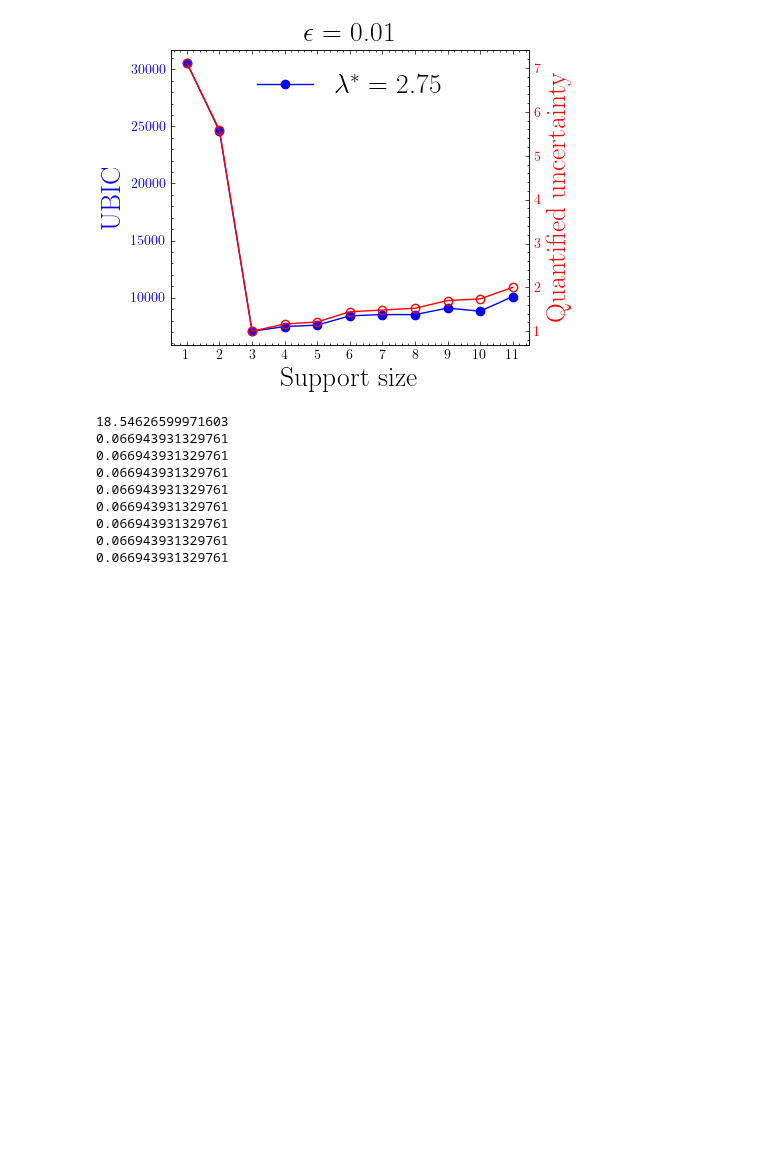
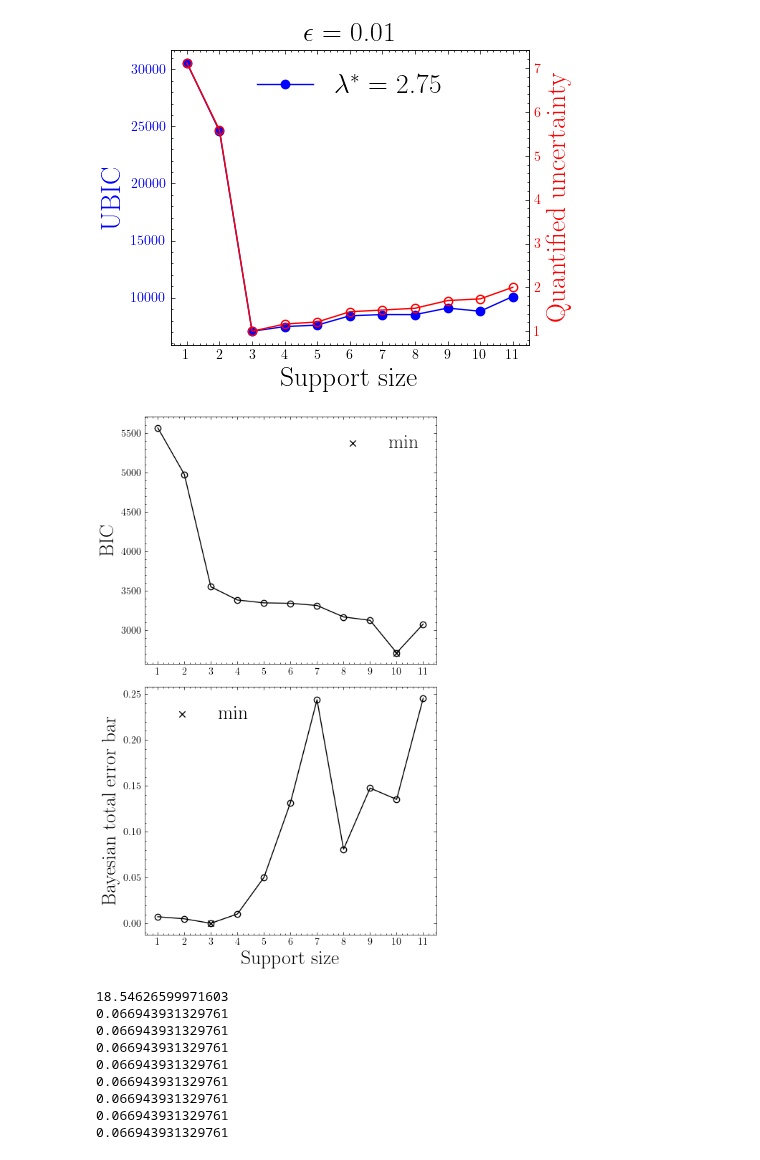
Before and after one commit to Pongpisit-Thanasutives/parametric-discovery, a Jupyter notebook: Spatial_KS_Equation_Chaotic-DEV2.ipynb, the cells around one changed output. Drawn from its saved outputs; the diff is of its cells as text; code cells hidden in the pictures; blank space fills up the shorter version.

```diff
--- a/Spatial_KS_Equation_Chaotic-DEV2.ipynb
+++ b/Spatial_KS_Equation_Chaotic-DEV2.ipynb
@@ -645,6 +639,32 @@ with plt.style.context('science'):
     plt.show()
 # %% [output]
 [figure]
+# %%
+error_bars = [sum(np.sum(posterior_variances[com]/np.linalg.norm(posterior_coefficients[com], ord=2, axis=0)**2, axis=0)) \
+              for com in complexities]
+
+with plt.style.context('science'):
+    fig, (ax1, ax2) = plt.subplots(nrows=2, ncols=1, figsize=(5, 8))
+
+    ax1.plot(complexities, b_bics, '-o', color='black', markerfacecolor="None")
+    ax1.scatter(complexities[np.argmin(b_bics)], min(b_bics), marker='x', color='black', label='$\min$')
+    ax1.set_xticks(complexities)
+    # ax1.set_xlabel('Support size', fontsize=fs)
+    ax1.set_ylabel('BIC', color='black', fontsize=fs)
+
+    ax2.plot(complexities, error_bars, '-o', color='black', markerfacecolor="None")
+    ax2.scatter(complexities[np.argmin(error_bars)], min(error_bars), marker='x', color='black', label='$\min$')
+    ax2.set_xticks(complexities)
+    ax2.set_xlabel('Support size', fontsize=fs)
+    ax2.set_ylabel('Bayesian total error bar', color='black', fontsize=fs)
+
+    ax1.legend(fontsize=fs)
+    ax2.legend(fontsize=fs)
+    fig.tight_layout()
+    plt.savefig(f"/Users/{getpass.getuser()}/Documents/latex/Revised-RINENG/figures/ks_eb_noise0-01.pdf")
+    plt.show()
+# %% [output]
+[figure, added]
 # %%
 # Computational time
 # CPU times: user 1min 25s, sys: 1.58 s, total: 1min 27s
```
Also changed, not shown: parts of 1 cell of this notebook, 2 other files.
